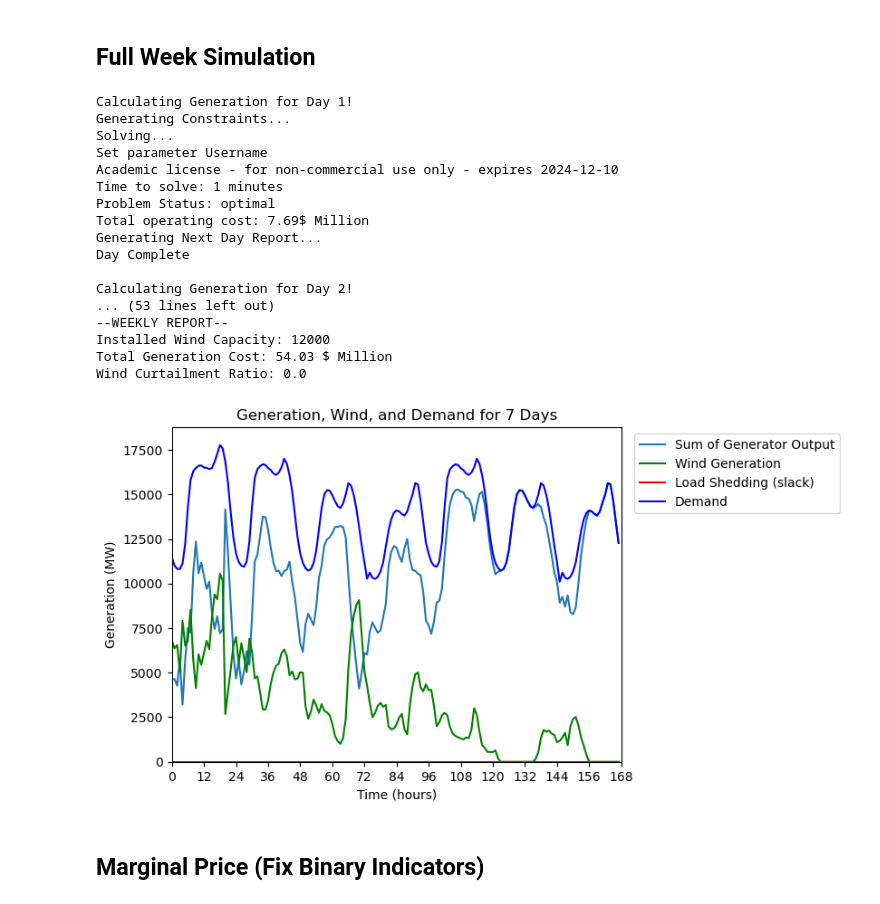
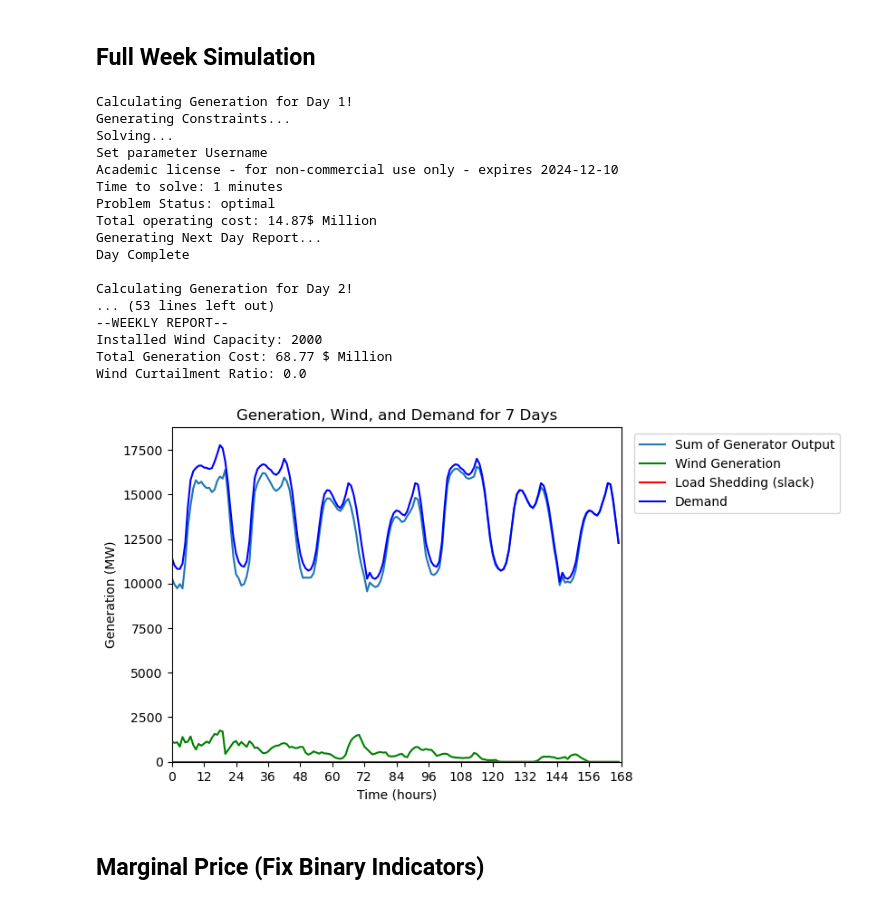
Before and after one commit to juliasimpson97/energy-syst-final, a Jupyter notebook: baseline-simulation-seven-days.ipynb, the cells around one changed output. Saved outputs shown, nothing was run; the diff lists cells and outputs as text; code cells hidden in the pictures.

```diff
--- a/baseline-simulation-seven-days.ipynb
+++ b/baseline-simulation-seven-days.ipynb
@@ -177,7 +177,7 @@ weekly_u = np.array([])
 weekly_v = np.array([])
 weekly_z = np.array([])
 
-W = 12000 # Vary Wind Capacty[2000, 6000, 12000]
+W = 2000 # Vary Wind Capacty[2000, 6000, 12000]
 
 for D in np.arange(0,days):
     print("Calculating Generation for Day " + str(D+1) + "!")
@@ -302,37 +302,37 @@ for D in np.arange(0,days):
     result.to_excel(f'report_baseline_{W}.xlsx')
     total_cost += obj.value
     total_gen = np.concatenate((total_gen, sum(g.value[:])))
     total_wind = np.concatenate((total_wind, w.value))
     total_slack = np.concatenate((total_slack, s.value))
     print("Day Complete \n")
 
 
 print("--WEEKLY REPORT--")
 print(f"Installed Wind Capacity: {W}")
 print(f"Total Generation Cost: {round(total_cost/1e6,2)} $ Million")
 print(f"Wind Curtailment Ratio: {wind_curtailment_ratio(D, T, W, total_wind)}")
 
 ## Plots
 weekly_plot(total_gen, total_wind, total_slack, load.Demand[:(D+1)*T], D, T, days, W)
 # %% [output]
 Calculating Generation for Day 1!
 Generating Constraints...
 Solving...
 Set parameter Username
 Academic license - for non-commercial use only - expires 2024-12-10
 Time to solve: 1 minutes
 Problem Status: optimal
-Total operating cost: 7.69$ Million
+Total operating cost: 14.87$ Million
 Generating Next Day Report...
 Day Complete
 
 Calculating Generation for Day 2!
 ... (53 lines left out)
 --WEEKLY REPORT--
-Installed Wind Capacity: 12000
-Total Generation Cost: 54.03 $ Million
+Installed Wind Capacity: 2000
+Total Generation Cost: 68.77 $ Million
 Wind Curtailment Ratio: 0.0
-[figure, old version]
+[figure, new version]
 # %% [markdown]
 ## Marginal Price (Fix Binary Indicators)
 # %%
```
Also changed, not shown: parts of 6 cells of this notebook, 42 other files.
